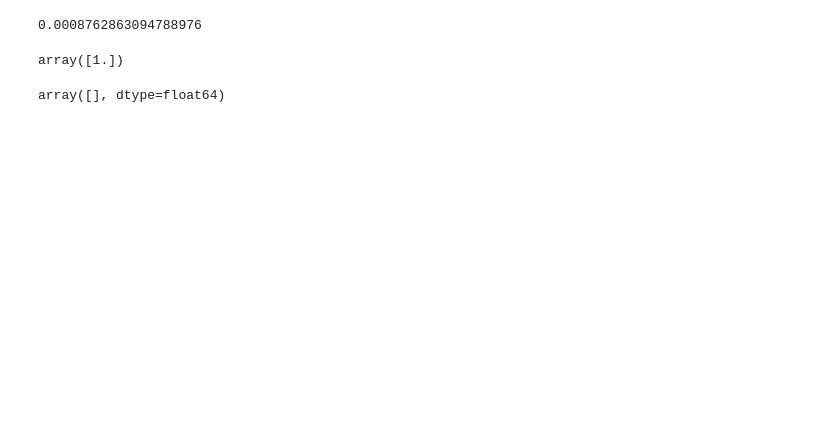
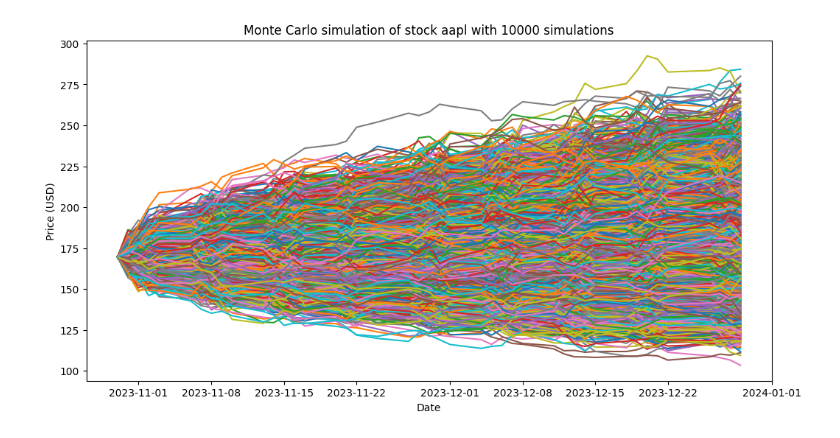
Before and after one commit to michaelmlnkv/Trading2, a Jupyter notebook: stockPriceGBMv2.ipynb, the cells around one changed output. Cells and saved outputs as stored; diff of their text form; code cells hidden in the pictures; blank space fills up the shorter version.

```diff
--- a/stockPriceGBMv2.ipynb
+++ b/stockPriceGBMv2.ipynb
@@ -28,12 +28,8 @@ daily_returns = ((train_set / train_set.shift(1)) - 1)[1:]
 mu = np.mean(daily_returns)
 sigma = np.std(daily_returns)
 drift = mu - 0.5 * sigma ** 2
-# %%
-drift
-# %% [output]
-0.0008762863094788976
 # %%
-sim = np.array([])
+sim = []
 for _ in range(scen_size):
     S = [s0]
     for t in range(int(N)):
@@ -43,12 +39,12 @@ for _ in range(scen_size):
     S = S[:len(S) - 1]
     S = pd.Series(S, index=test_set.index)
     sim.append(S)
-# %%
-sim = np.array([])
-np.append(sim, [1])
-# %% [output]
-array([1.])
-# %%
-sim
-# %% [output]
-array([], dtype=float64)
+# %%
+plt.figure(figsize=(12,6))
+plt.title('Monte Carlo simulation of stock ' + stock + ' with ' + str(scen_size) + ' simulations')
+plt.ylabel('Price (USD)')
+plt.xlabel('Date')
+for i in range(scen_size):
+    plt.plot(sim[i])
+# %% [output]
+[figure, added]
```
Also changed, not shown: parts of 4 cells of this notebook, 1 other file.
